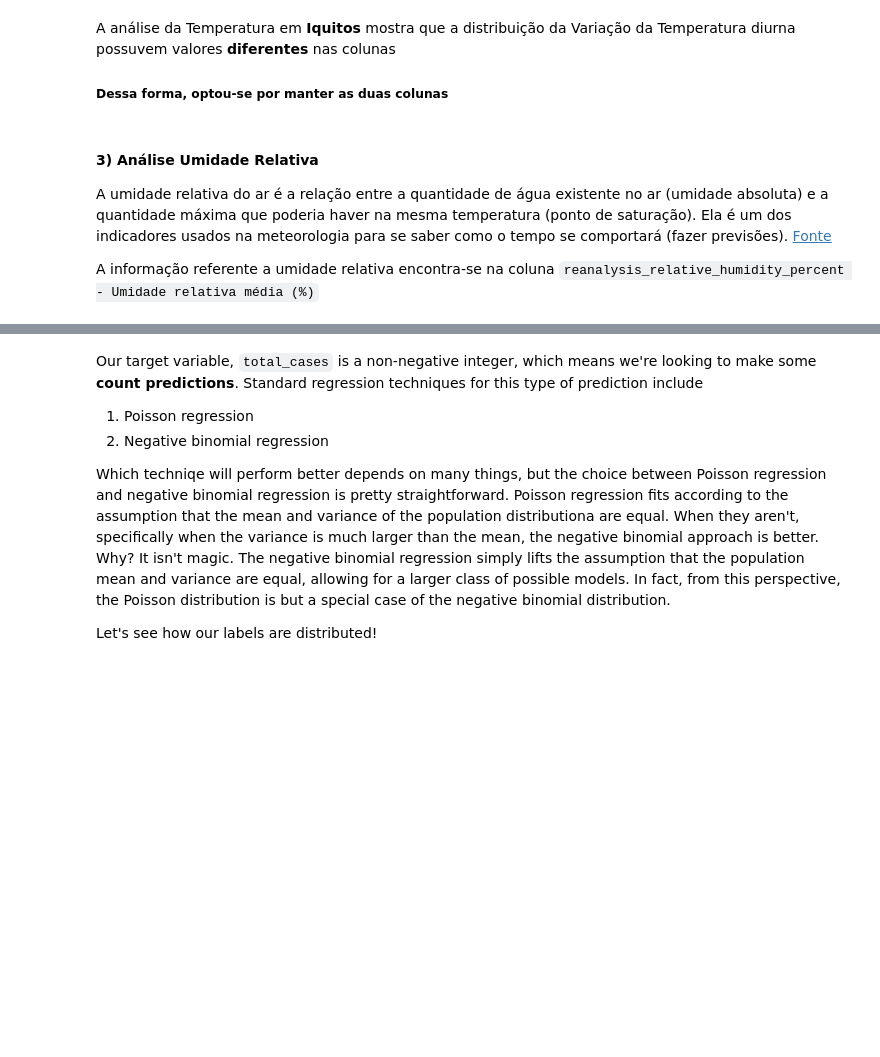
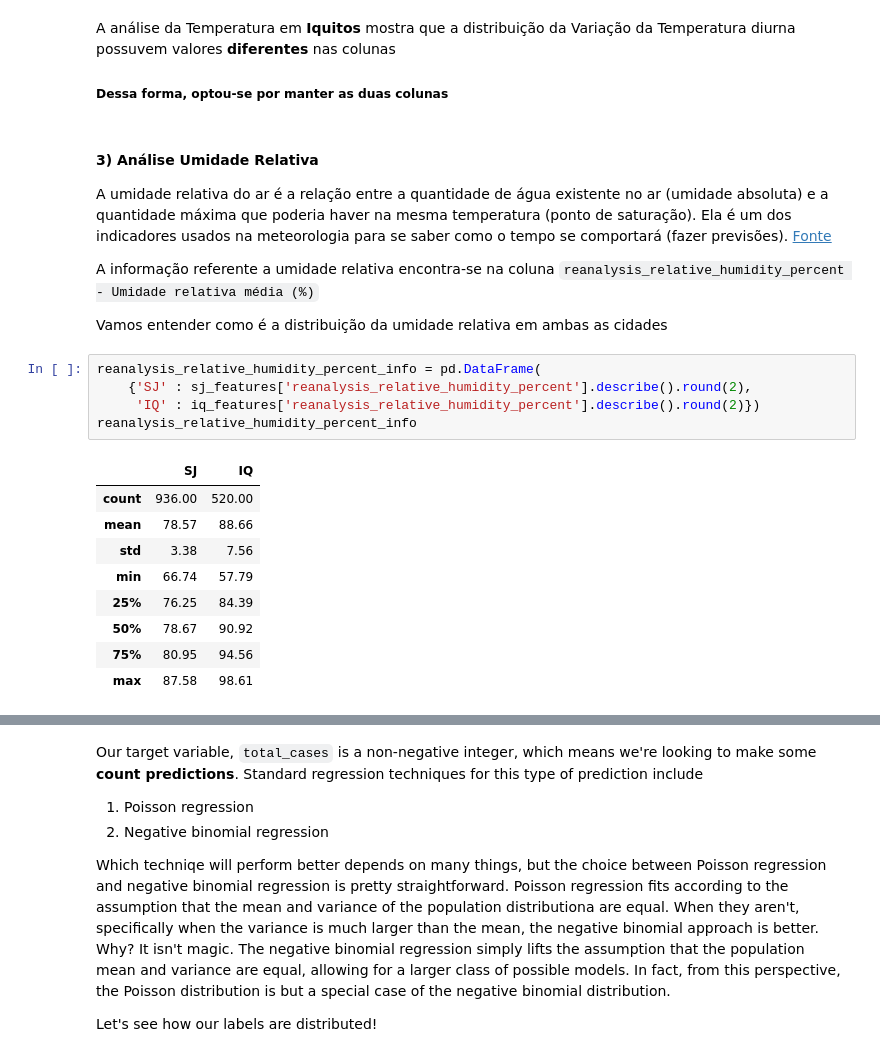
Before and after one commit to ciencia-dados-ifsp-grupo5/DengAI, a Jupyter notebook: notebooks/dengAI.ipynb, the cells around one changed output, grey strips where cells are left out. Saved outputs shown, nothing was run; the diff lists cells and outputs as text; blank space fills up the shorter version.

```diff
--- a/notebooks/dengAI.ipynb
+++ b/notebooks/dengAI.ipynb
@@ -459,3 +459,20 @@ A análise da Temperatura em **Iquitos** mostra que a distribuição da Variaç
 A umidade relativa do ar é a relação entre a quantidade de água existente no ar (umidade absoluta) e a quantidade máxima que poderia haver na mesma temperatura (ponto de saturação). Ela é um dos indicadores usados na meteorologia para se saber como o tempo se comportará (fazer previsões). [Fonte](https://www.infoescola.com/meteorologia/umidade-relativa-do-ar/)
 
 A informação referente a umidade relativa encontra-se na coluna `reanalysis_relative_humidity_percent - Umidade relativa média (%)`
+
+Vamos entender como é a distribuição da umidade relativa em ambas as cidades
+# %%
+reanalysis_relative_humidity_percent_info = pd.DataFrame(
+    {'SJ' : sj_features['reanalysis_relative_humidity_percent'].describe().round(2),
+     'IQ' : iq_features['reanalysis_relative_humidity_percent'].describe().round(2)})
+reanalysis_relative_humidity_percent_info
+# %% [output]
+|  | SJ | IQ |
+| count | 936.00 | 520.00 |
+| mean | 78.57 | 88.66 |
+| std | 3.38 | 7.56 |
+| min | 66.74 | 57.79 |
+| 25% | 76.25 | 84.39 |
+| 50% | 78.67 | 90.92 |
+| 75% | 80.95 | 94.56 |
+| max | 87.58 | 98.61 |
```
Also changed, not shown: parts of 3 cells of this notebook.
